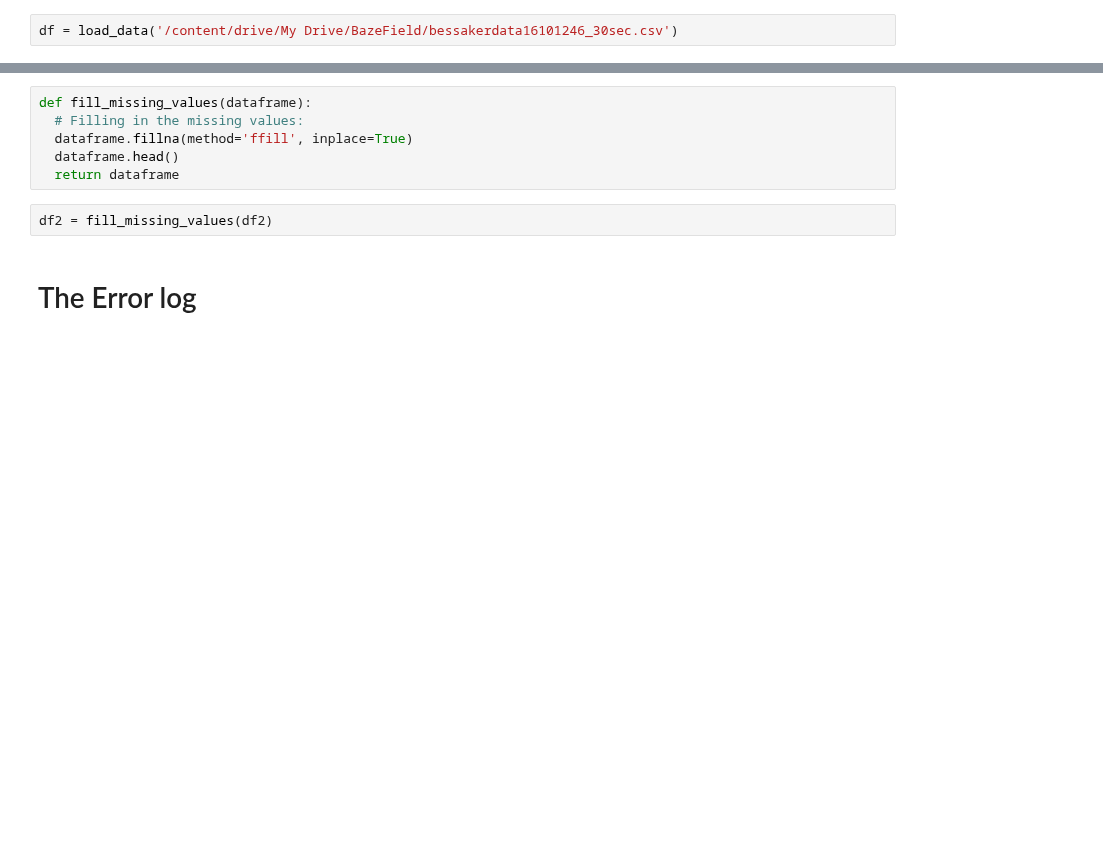
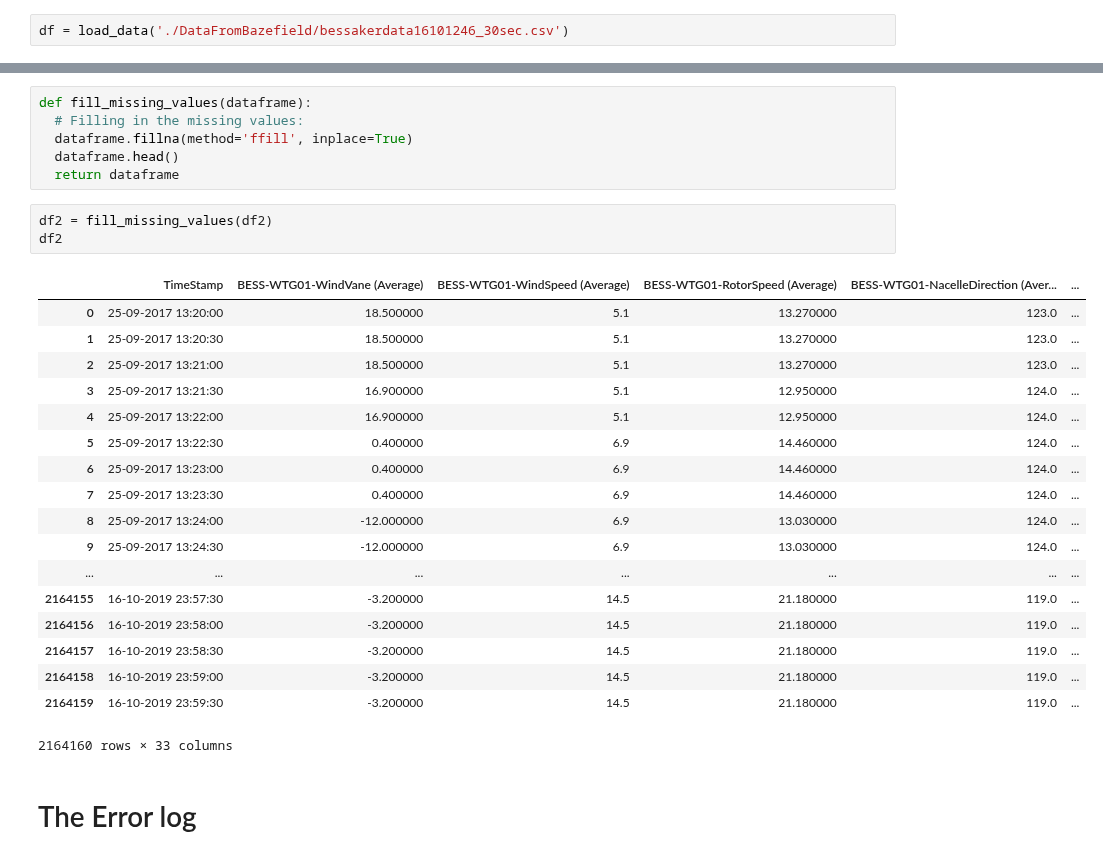
Before and after one commit to StianIsmar/project-thesis, a Jupyter notebook: TE/fill_in_blanks.ipynb, the cells around one changed output, grey strips where cells are left out. Drawn from its saved outputs; the diff is of its cells as text; blank space fills up the shorter version.

```diff
--- a/TE/fill_in_blanks.ipynb
+++ b/TE/fill_in_blanks.ipynb
@@ -22,7 +13,7 @@ def load_data(path):
   df = pd.read_csv(path,sep = ';')
   return df
 # %%
-df = load_data('/content/drive/My Drive/BazeField/bessakerdata16101246_30sec.csv')
+df = load_data('./DataFromBazefield/bessakerdata16101246_30sec.csv')
 # %%
 df = df.copy()
 df.head()
@@ -112,6 +106,26 @@ def fill_missing_values(dataframe):
   return dataframe
 # %%
 df2 = fill_missing_values(df2)
+df2
+# %% [output]
+|  | TimeStamp | BESS-WTG01-WindVane (Average) | BESS-WTG01-WindSpeed (Average) | BESS-WTG01-RotorSpeed (Average) | BESS-WTG01-NacelleDirection (Aver... | ... |
+| 0 | 25-09-2017 13:20:00 | 18.500000 | 5.1 | 13.270000 | 123.0 | ... |
+| 1 | 25-09-2017 13:20:30 | 18.500000 | 5.1 | 13.270000 | 123.0 | ... |
+| 2 | 25-09-2017 13:21:00 | 18.500000 | 5.1 | 13.270000 | 123.0 | ... |
+| 3 | 25-09-2017 13:21:30 | 16.900000 | 5.1 | 12.950000 | 124.0 | ... |
+| 4 | 25-09-2017 13:22:00 | 16.900000 | 5.1 | 12.950000 | 124.0 | ... |
+| 5 | 25-09-2017 13:22:30 | 0.400000 | 6.9 | 14.460000 | 124.0 | ... |
+| 6 | 25-09-2017 13:23:00 | 0.400000 | 6.9 | 14.460000 | 124.0 | ... |
+| 7 | 25-09-2017 13:23:30 | 0.400000 | 6.9 | 14.460000 | 124.0 | ... |
+| 8 | 25-09-2017 13:24:00 | -12.000000 | 6.9 | 13.030000 | 124.0 | ... |
+| 9 | 25-09-2017 13:24:30 | -12.000000 | 6.9 | 13.030000 | 124.0 | ... |
+| ... | ... | ... | ... | ... | ... | ... |
+| 2164155 | 16-10-2019 23:57:30 | -3.200000 | 14.5 | 21.180000 | 119.0 | ... |
+| 2164156 | 16-10-2019 23:58:00 | -3.200000 | 14.5 | 21.180000 | 119.0 | ... |
+| 2164157 | 16-10-2019 23:58:30 | -3.200000 | 14.5 | 21.180000 | 119.0 | ... |
+| 2164158 | 16-10-2019 23:59:00 | -3.200000 | 14.5 | 21.180000 | 119.0 | ... |
+| 2164159 | 16-10-2019 23:59:30 | -3.200000 | 14.5 | 21.180000 | 119.0 | ... |
+2164160 rows × 33 columns
 # %% [markdown]
 # The Error log
 # %% [markdown]
```
Also changed, not shown: parts of 17 cells of this notebook.
